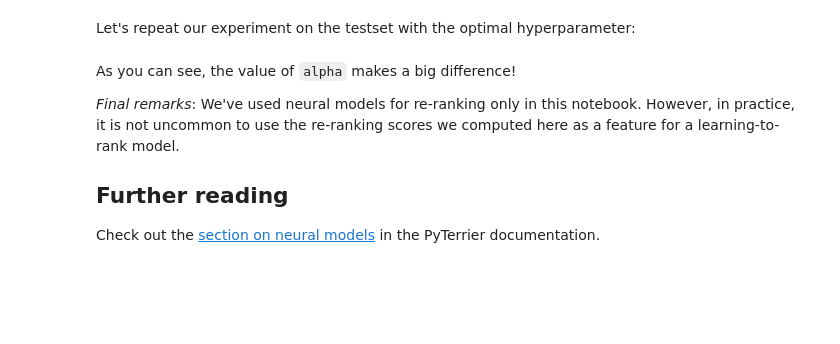
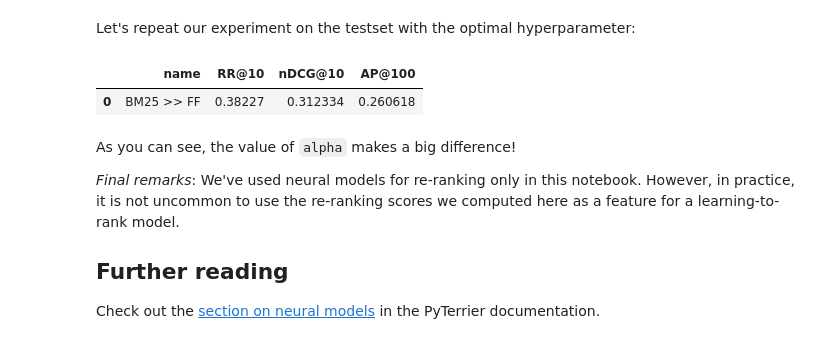
Before and after one commit to anistor09/Neural_Ranking_Models, a Jupyter notebook: intro-pyterrier/07-neural_models.ipynb, the cells around one changed output. Saved outputs shown, nothing was run; the diff lists cells and outputs as text; code cells hidden in the pictures; blank space fills up the shorter version.

```diff
--- a/intro-pyterrier/07-neural_models.ipynb
+++ b/intro-pyterrier/07-neural_models.ipynb
@@ -278,12 +278,15 @@ ff_int.alpha
 Let's repeat our experiment on the testset with the optimal hyperparameter:
 # %%
 pt.Experiment(
-    [~bm25, ~bm25 % 1000 >> ff_score >> ff_int],
+    [bm25 % 1000 >> ff_score >> ff_int],
     testset.get_topics(),
     testset.get_qrels(),
     eval_metrics=[RR @ 10, nDCG @ 10, MAP @ 100],
-    names=["BM25", "BM25 >> FF"],
+    names=["BM25 >> FF"],
 )
+# %% [output]
+|  | name | RR@10 | nDCG@10 | AP@100 |
+| 0 | BM25 >> FF | 0.38227 | 0.312334 | 0.260618 |
 # %% [markdown]
 As you can see, the value of `alpha` makes a big difference!
 
```
Also changed, not shown: parts of 4 cells of this notebook, 3 other files.
